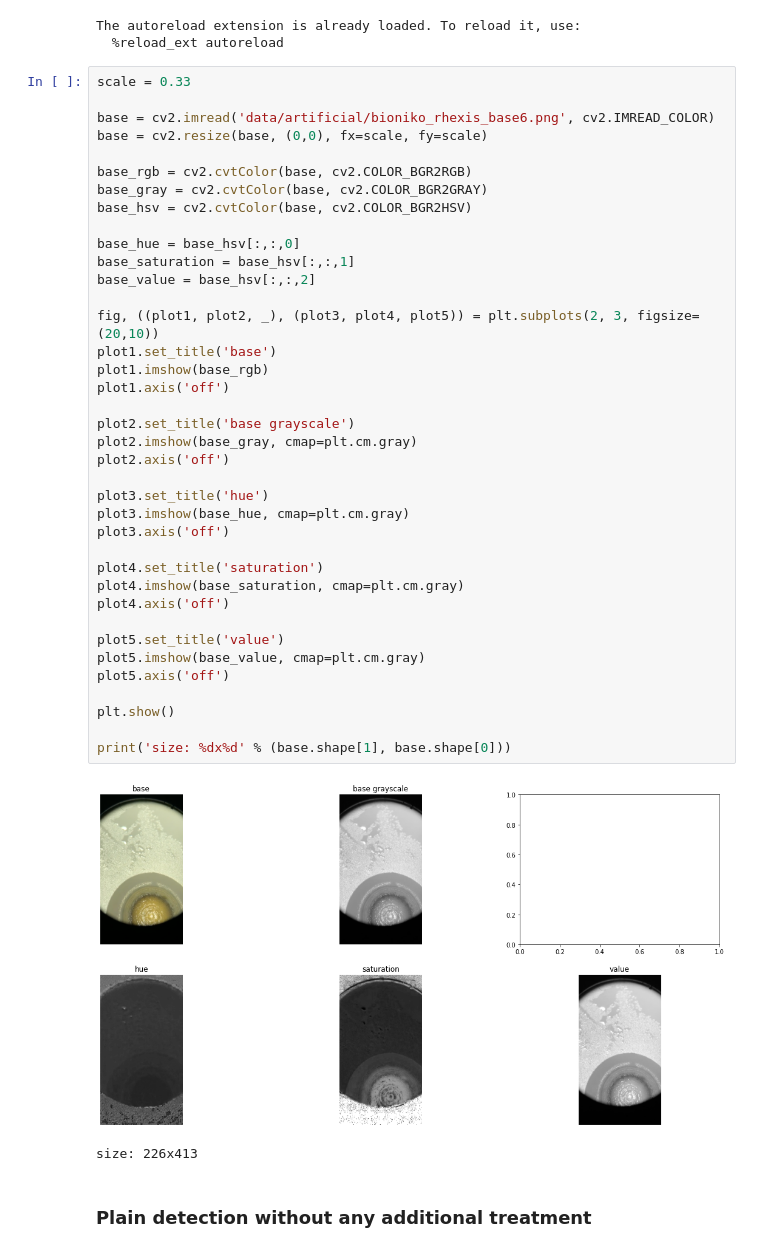
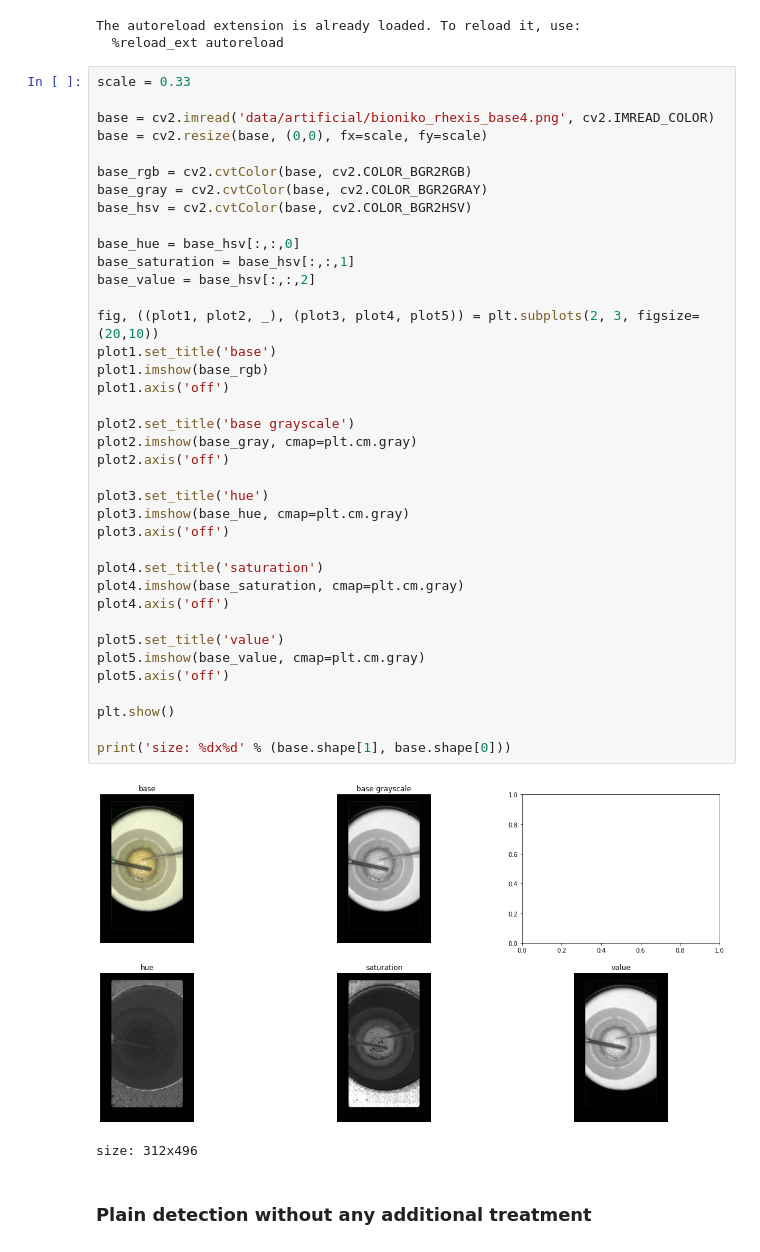
Before and after one commit to Custom-Surgical-GmbH/Cataract-Surgery-Training-Explorations, a Jupyter notebook: opencv_explorations/rhexis_limbus_detection_edge_cases.ipynb, the cells around one changed output. Cells and saved outputs as stored; diff of their text form.

```diff
--- a/opencv_explorations/rhexis_limbus_detection_edge_cases.ipynb
+++ b/opencv_explorations/rhexis_limbus_detection_edge_cases.ipynb
@@ -21,7 +21,7 @@ The autoreload extension is already loaded. To reload it, use:
 # %%
 scale = 0.33
 
-base = cv2.imread('data/artificial/bioniko_rhexis_base6.png', cv2.IMREAD_COLOR)
+base = cv2.imread('data/artificial/bioniko_rhexis_base4.png', cv2.IMREAD_COLOR)
 base = cv2.resize(base, (0,0), fx=scale, fy=scale)
 
 base_rgb = cv2.cvtColor(base, cv2.COLOR_BGR2RGB)
@@ -30,35 +30,35 @@ base_hsv = cv2.cvtColor(base, cv2.COLOR_BGR2HSV)
 
 base_hue = base_hsv[:,:,0]
 base_saturation = base_hsv[:,:,1]
 base_value = base_hsv[:,:,2]
 
 fig, ((plot1, plot2, _), (plot3, plot4, plot5)) = plt.subplots(2, 3, figsize=(20,10))
 plot1.set_title('base')
 plot1.imshow(base_rgb)
 plot1.axis('off')
 
 plot2.set_title('base grayscale')
 plot2.imshow(base_gray, cmap=plt.cm.gray)
 plot2.axis('off')
 
 plot3.set_title('hue')
 plot3.imshow(base_hue, cmap=plt.cm.gray)
 plot3.axis('off')
 
 plot4.set_title('saturation')
 plot4.imshow(base_saturation, cmap=plt.cm.gray)
 plot4.axis('off')
 
 plot5.set_title('value')
 plot5.imshow(base_value, cmap=plt.cm.gray)
 plot5.axis('off')
 
 plt.show()
 
 print('size: %dx%d' % (base.shape[1], base.shape[0]))
 # %% [output]
-[figure, old version]
+[figure, new version]
-size: 226x413
+size: 312x496
 # %% [markdown]
 ### Plain detection without any additional treatment
 # %%
```
Also changed, not shown: parts of 4 cells of this notebook.
